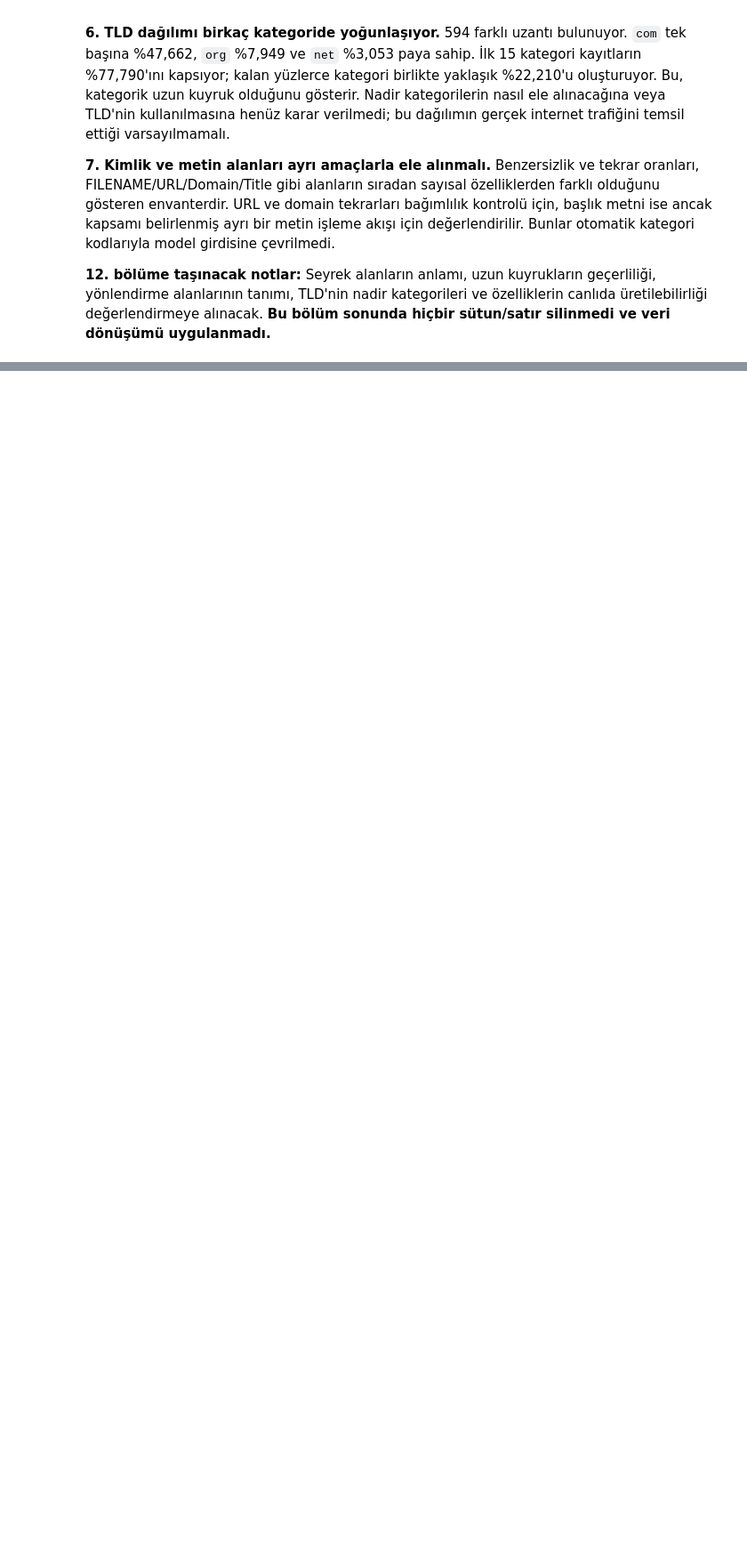
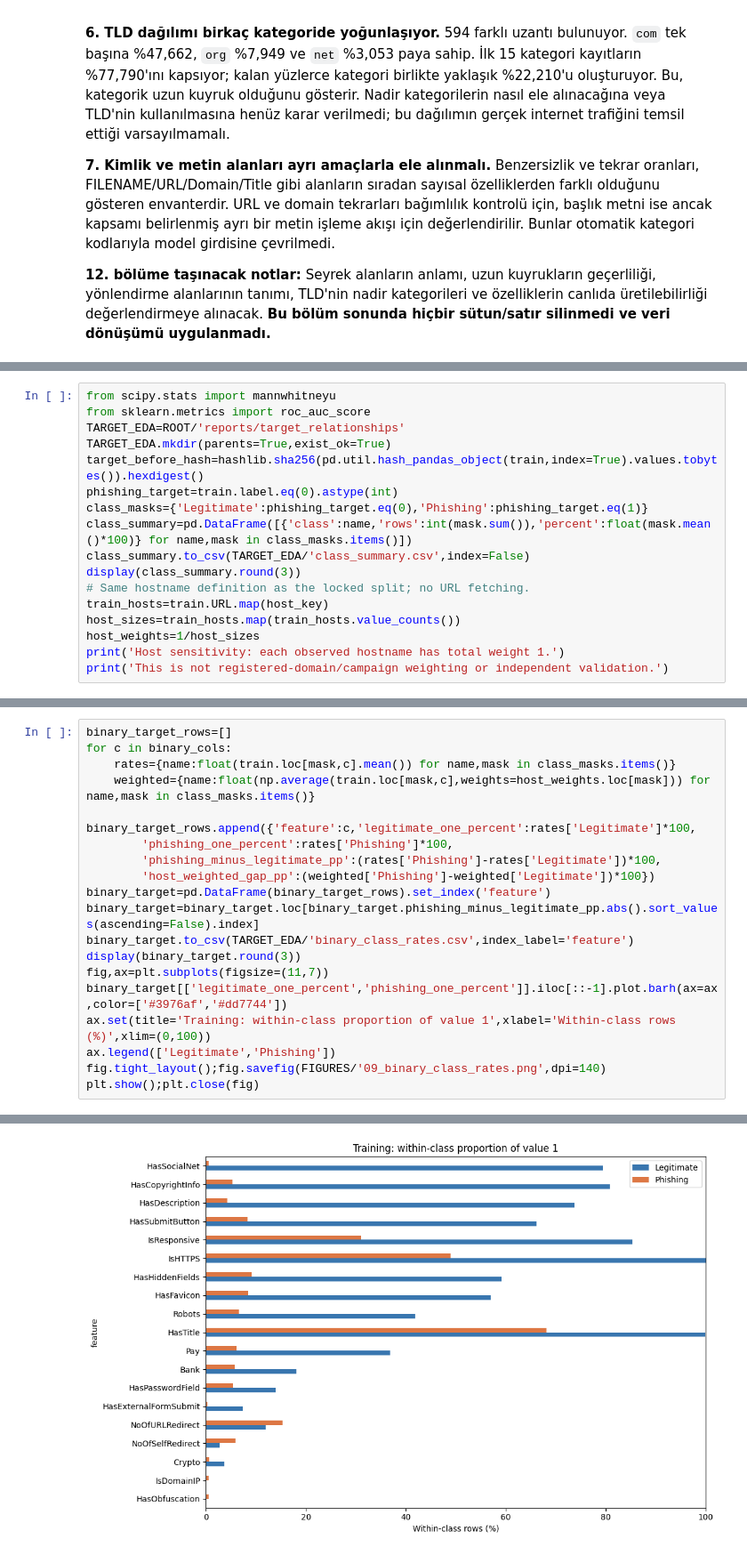
Before and after one commit to aliabdelhalim272/Detction-of-phishing-websites-using-machine-learning-, a Jupyter notebook: notebooks/01_eda.ipynb, the cells around one changed output, grey strips where cells are left out. Shown at 89% size. Cells and saved outputs as stored; diff of their text form; blank space fills up the shorter version.

Commit message:
Complete EDA findings and document data preparation roadmap

```diff
--- a/notebooks/01_eda.ipynb
+++ b/notebooks/01_eda.ipynb
@@ -953,0 +1217,17 @@ Korelasyon, türetilmiş alanlar, tekrar eden bilgi ve mantıksal ilişkileri in
+# %%
+from scipy.stats import mannwhitneyu
+from sklearn.metrics import roc_auc_score
+TARGET_EDA=ROOT/'reports/target_relationships'
+TARGET_EDA.mkdir(parents=True,exist_ok=True)
+target_before_hash=hashlib.sha256(pd.util.hash_pandas_object(train,index=True).values.tobytes()).hexdigest()
+phishing_target=train.label.eq(0).astype(int)
+class_masks={'Legitimate':phishing_target.eq(0),'Phishing':phishing_target.eq(1)}
+class_summary=pd.DataFrame([{'class':name,'rows':int(mask.sum()),'percent':float(mask.mean()*100)} for name,mask in class_masks.items()])
+class_summary.to_csv(TARGET_EDA/'class_summary.csv',index=False)
+display(class_summary.round(3))
+# Same hostname definition as the locked split; no URL fetching.
+train_hosts=train.URL.map(host_key)
+host_sizes=train_hosts.map(train_hosts.value_counts())
+host_weights=1/host_sizes
+print('Host sensitivity: each observed hostname has total weight 1.')
+print('This is not registered-domain/campaign weighting or independent validation.')
@@ -953,0 +1248,20 @@ Korelasyon, türetilmiş alanlar, tekrar eden bilgi ve mantıksal ilişkileri in
+# %%
+binary_target_rows=[]
+for c in binary_cols:
+    rates={name:float(train.loc[mask,c].mean()) for name,mask in class_masks.items()}
+    weighted={name:float(np.average(train.loc[mask,c],weights=host_weights.loc[mask])) for name,mask in class_masks.items()}
+    binary_target_rows.append({'feature':c,'legitimate_one_percent':rates['Legitimate']*100,
+        'phishing_one_percent':rates['Phishing']*100,
+        'phishing_minus_legitimate_pp':(rates['Phishing']-rates['Legitimate'])*100,
+        'host_weighted_gap_pp':(weighted['Phishing']-weighted['Legitimate'])*100})
+binary_target=pd.DataFrame(binary_target_rows).set_index('feature')
+binary_target=binary_target.loc[binary_target.phishing_minus_legitimate_pp.abs().sort_values(ascending=False).index]
+binary_target.to_csv(TARGET_EDA/'binary_class_rates.csv',index_label='feature')
+display(binary_target.round(3))
+fig,ax=plt.subplots(figsize=(11,7))
+binary_target[['legitimate_one_percent','phishing_one_percent']].iloc[::-1].plot.barh(ax=ax,color=['#3976af','#dd7744'])
+ax.set(title='Training: within-class proportion of value 1',xlabel='Within-class rows (%)',xlim=(0,100))
+ax.legend(['Legitimate','Phishing'])
+fig.tight_layout();fig.savefig(FIGURES/'09_binary_class_rates.png',dpi=140)
+plt.show();plt.close(fig)
+# %% [output]
@@ -953,0 +1286 @@ Korelasyon, türetilmiş alanlar, tekrar eden bilgi ve mantıksal ilişkileri in
+[figure, added]
```
Also changed, not shown: parts of 46 cells of this notebook, 42 other files.
